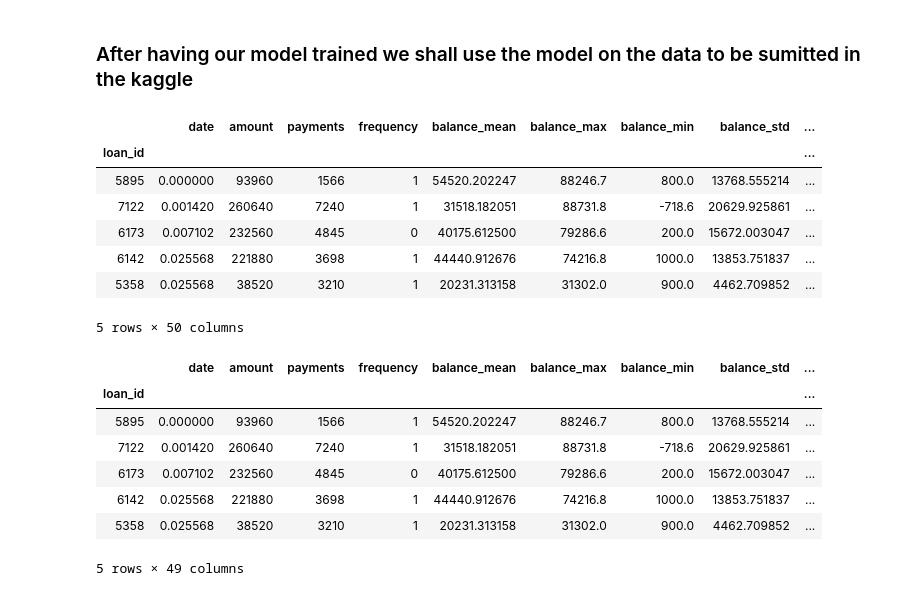
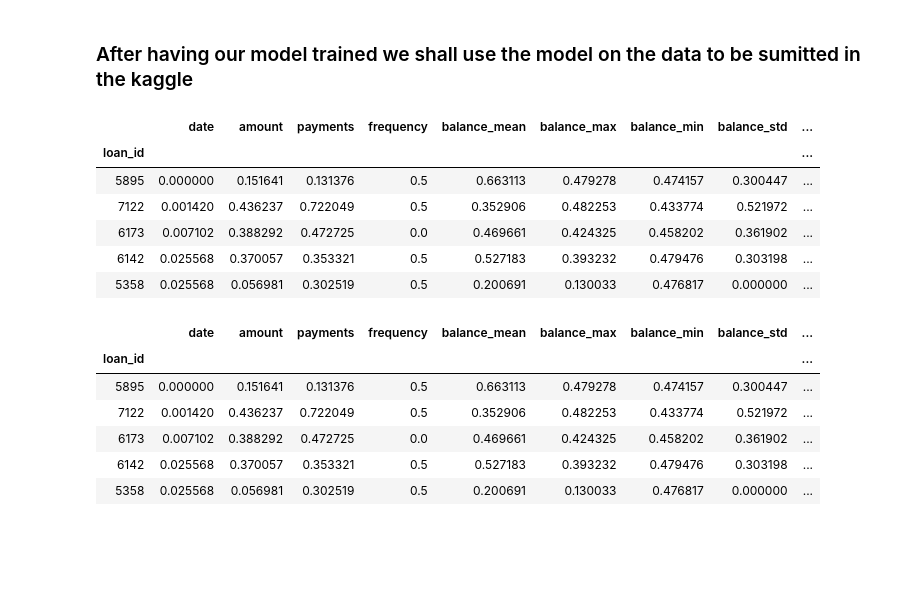
Before and after one commit to EdgarACarneiro/feup-ecac, a Jupyter notebook: project-competition/prediction.ipynb, the cells around one changed output. Saved outputs shown, nothing was run; the diff lists cells and outputs as text; code cells hidden in the pictures; blank space fills up the shorter version.

Commit message:
Improves overall. Normalizing all columns on predicitnos

```diff
--- a/project-competition/prediction.ipynb
+++ b/project-competition/prediction.ipynb
@@ -52,6 +52,19 @@ def display_confusion_matrix(values):
     pretty_matrix([values[0:2], values[2:4]],
                   ['Actual NO', 'Actual YES'],
                   ['Predic NO', 'Predic YES'])
+# %%
+def normalize_columns(df, columns):
+    '''Normalize the given columns for range between [0, 1]'''
+    for col in columns:
+        col_min = df[col].min()
+        col_max =  df[col].max()
+
+        df[col] = (df[col] - col_min)/\
+                    (col_max - col_min)
+
+def normalize_df(df):
+    '''Normalize all columns of the given df'''
+    normalize_columns(df, df.columns)
 # %%
 def apply_PCA(df, variance_val=0.9, debug=True):
     '''Apply the PCA algorithm to given dataframe,
@@ -110,6 +123,8 @@ def create_GB():
 * Predictions are done in this notebook.
 * It is also useful to compare how serveral algorithms perform against one another.
 # %%
+pd.set_option('display.max_columns', 200)
+
 # Useful Macros
 K_FOLD_NUM_SPLITS = 5
 SEED = 42
@@ -490,29 +515,29 @@ Actual YES      14              46
 # %%
 test_dataset =  utils.read_csv_to_df('dataset/test_dataset.csv')
 test_dataset = test_dataset.set_index('loan_id')
+normalize_df(test_dataset)
 display(test_dataset.head())
 # %% [output]
 |  | date | amount | payments | frequency | balance_mean | balance_max | balance_min | balance_std | ... |
 | loan_id |  |  |  |  |  |  |  |  | ... |
-| 5895 | 0.000000 | 93960 | 1566 | 1 | 54520.202247 | 88246.7 | 800.0 | 13768.555214 | ... |
-| 7122 | 0.001420 | 260640 | 7240 | 1 | 31518.182051 | 88731.8 | -718.6 | 20629.925861 | ... |
-| 6173 | 0.007102 | 232560 | 4845 | 0 | 40175.612500 | 79286.6 | 200.0 | 15672.003047 | ... |
-| 6142 | 0.025568 | 221880 | 3698 | 1 | 44440.912676 | 74216.8 | 1000.0 | 13853.751837 | ... |
-| 5358 | 0.025568 | 38520 | 3210 | 1 | 20231.313158 | 31302.0 | 900.0 | 4462.709852 | ... |
+| 5895 | 0.000000 | 0.151641 | 0.131376 | 0.5 | 0.663113 | 0.479278 | 0.474157 | 0.300447 | ... |
+| 7122 | 0.001420 | 0.436237 | 0.722049 | 0.5 | 0.352906 | 0.482253 | 0.433774 | 0.521972 | ... |
+| 6173 | 0.007102 | 0.388292 | 0.472725 | 0.0 | 0.469661 | 0.424325 | 0.458202 | 0.361902 | ... |
+| 6142 | 0.025568 | 0.370057 | 0.353321 | 0.5 | 0.527183 | 0.393232 | 0.479476 | 0.303198 | ... |
+| 5358 | 0.025568 | 0.056981 | 0.302519 | 0.5 | 0.200691 | 0.130033 | 0.476817 | 0.000000 | ... |
-5 rows × 50 columns
 # %%
 # We now remove the Y column with NaNs
 test_dataset = test_dataset.iloc[:, 0:STATUS_COL]
+
 display(test_dataset.head())
 # %% [output]
 |  | date | amount | payments | frequency | balance_mean | balance_max | balance_min | balance_std | ... |
 | loan_id |  |  |  |  |  |  |  |  | ... |
-| 5895 | 0.000000 | 93960 | 1566 | 1 | 54520.202247 | 88246.7 | 800.0 | 13768.555214 | ... |
-| 7122 | 0.001420 | 260640 | 7240 | 1 | 31518.182051 | 88731.8 | -718.6 | 20629.925861 | ... |
-| 6173 | 0.007102 | 232560 | 4845 | 0 | 40175.612500 | 79286.6 | 200.0 | 15672.003047 | ... |
-| 6142 | 0.025568 | 221880 | 3698 | 1 | 44440.912676 | 74216.8 | 1000.0 | 13853.751837 | ... |
-| 5358 | 0.025568 | 38520 | 3210 | 1 | 20231.313158 | 31302.0 | 900.0 | 4462.709852 | ... |
+| 5895 | 0.000000 | 0.151641 | 0.131376 | 0.5 | 0.663113 | 0.479278 | 0.474157 | 0.300447 | ... |
+| 7122 | 0.001420 | 0.436237 | 0.722049 | 0.5 | 0.352906 | 0.482253 | 0.433774 | 0.521972 | ... |
+| 6173 | 0.007102 | 0.388292 | 0.472725 | 0.0 | 0.469661 | 0.424325 | 0.458202 | 0.361902 | ... |
+| 6142 | 0.025568 | 0.370057 | 0.353321 | 0.5 | 0.527183 | 0.393232 | 0.479476 | 0.303198 | ... |
+| 5358 | 0.025568 | 0.056981 | 0.302519 | 0.5 | 0.200691 | 0.130033 | 0.476817 | 0.000000 | ... |
-5 rows × 49 columns
 # %%
 final_df = pd.DataFrame()
 
```
Also changed, not shown: parts of 6 cells of this notebook, 3 other files.
